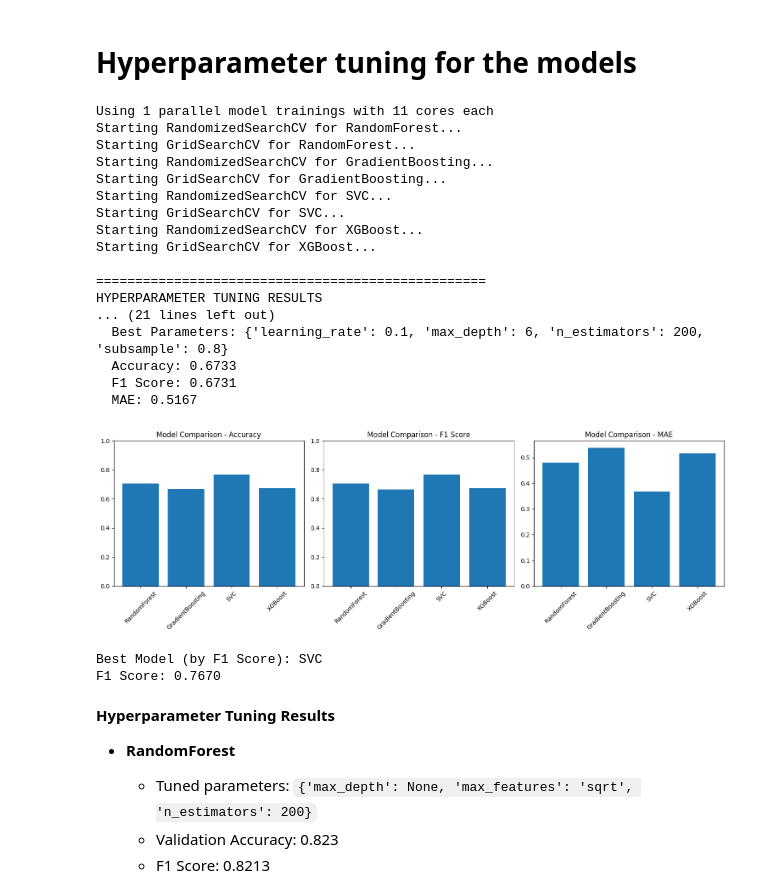
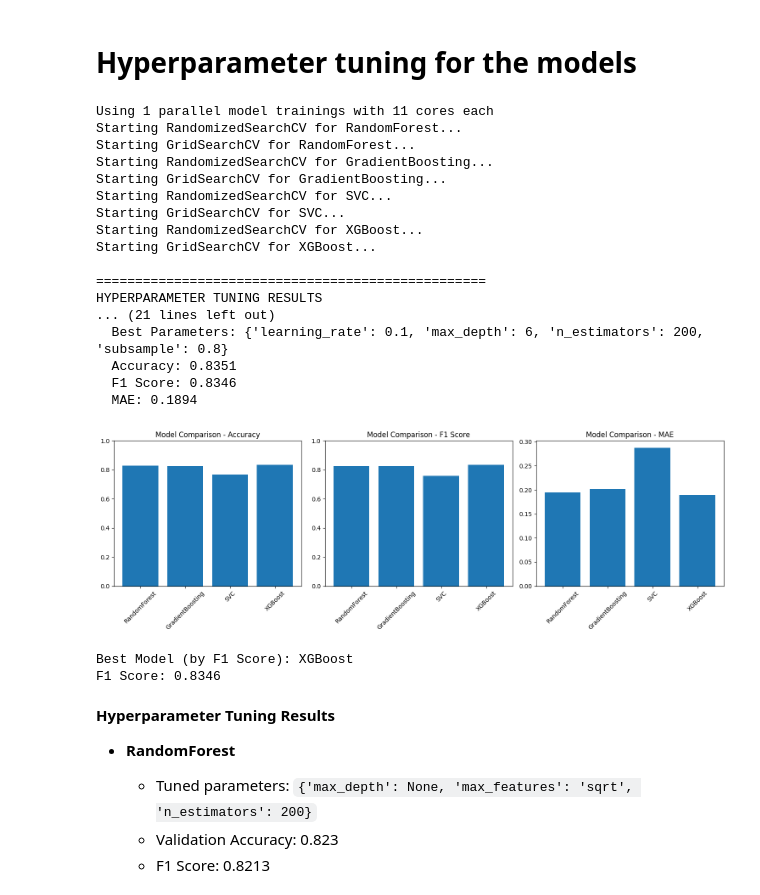
Before and after one commit to Simone-meli25/Credit_Score_Classification, a Jupyter notebook: notebooks/new_version.ipynb, the cells around one changed output. Drawn from its saved outputs; the diff is of its cells as text; code cells hidden in the pictures.

Commit message:
custom smote , early stopping, etc

```diff
--- a/notebooks/new_version.ipynb
+++ b/notebooks/new_version.ipynb
@@ -619,7 +619,7 @@ X_train, X_test, y_train, y_test = train_test_split(
 
 # Split the train set into a smaller train and validation sets
 # Here we set aside 25% of the original training data as validation
-X_train_new, X_val, y_train_new, y_val = train_test_split(
+X_train, X_val, y_train, y_val = train_test_split(
     X_train,    # previously scaled training features
     y_train,           # original training labels
     test_size=0.25,    # 25% validation, 75% for new training
@@ -813,0 +1102,16 @@ We confirm that both `y_train_bal` has the 25% proportion for each `Credit_Score
+# %%
+# Apply best parameters and show distribution
+best_smote = CustomSMOTE(
+    minority_ratio=grid_search.best_params_['smote__minority_ratio'],
+    other_minority_multiplier=grid_search.best_params_['smote__other_minority_multiplier'],
+    k_neighbors=grid_search.best_params_['smote__k_neighbors'],
+    random_state=42
+)
+
+regular_smote = SMOTE(random_state=42)
+X_train_best, y_train_best = regular_smote.fit_resample(X_train, y_train)
+
+print("\nOriginal distribution:")
+print(Counter(y_train))
+print("\nResampled distribution with best parameters:")
+print(Counter(y_train_best))
@@ -896,11 +1200,11 @@ MAE: MinMaxScaler (0.72500)
 # Create a scaler instance
 scaler = MinMaxScaler()
 
-# Fit the scaler on the training data and apply the transformation
-X_train_scaled = scaler.fit_transform(X_train)
+# Fit the scaler on the training data and apply the transformation on validation and test sets
+X_train_scaled = scaler.fit_transform(X_train_best)
+X_val_scaled = scaler.transform(X_val)
+X_test_scaled = scaler.transform(X_test)
 
-# Use the same scaler to transform the test data
-X_test_scaled = scaler.transform(X_test)
 
 # Check that each feature in the training set now has mean ~0 and variance ~1
 print("Means of scaled features (≈0):", np.round(X_train_scaled.mean(axis=0), 3))
@@ -973,7 +1289,7 @@ def train_and_evaluate(name, model, X_train, y_train, X_val, y_val):
 
 # Run training in parallel
 results = Parallel(n_jobs=-1)(
-    delayed(train_and_evaluate)(name, model, X_train_new, y_train_new, X_val, y_val)
+    delayed(train_and_evaluate)(name, model, X_train_scaled, y_train_best, X_val_scaled, y_val)
     for name, model in models.items()
 )
 
@@ -1159,7 +1475,7 @@ print(f"Using {n_jobs_outer} parallel model trainings with {n_jobs_inner} cores
 
 # Run model tuning in parallel
 results = Parallel(n_jobs=n_jobs_outer)(
-    delayed(tune_model)(name, base, rand_spaces[name], X_train_new, y_train_new)
+    delayed(tune_model)(name, base, rand_spaces[name], X_train_scaled, y_train_best)
     for name, base in models.items()
 )
 
@@ -1206,39 +1522,39 @@ axes[1].set_title('Model Comparison - F1 Score')
 axes[1].set_ylim(0, 1)
 axes[1].tick_params(axis='x', rotation=45)
 
 # MAE
 axes[2].bar(df_comparison['Model'], df_comparison['MAE'])
 axes[2].set_title('Model Comparison - MAE')
 axes[2].tick_params(axis='x', rotation=45)
 
 plt.tight_layout()
 plt.show()
 
 # Print best overall model
 best_model_by_f1 = max(results, key=lambda x: x['f1'])
 print(f"\nBest Model (by F1 Score): {best_model_by_f1['name']}")
 print(f"F1 Score: {best_model_by_f1['f1']:.4f}")
 # %% [output]
 Using 1 parallel model trainings with 11 cores each
 Starting RandomizedSearchCV for RandomForest...
 Starting GridSearchCV for RandomForest...
 Starting RandomizedSearchCV for GradientBoosting...
 Starting GridSearchCV for GradientBoosting...
 Starting RandomizedSearchCV for SVC...
 Starting GridSearchCV for SVC...
 Starting RandomizedSearchCV for XGBoost...
 Starting GridSearchCV for XGBoost...
 
 ==================================================
 HYPERPARAMETER TUNING RESULTS
 ... (21 lines left out)
   Best Parameters: {'learning_rate': 0.1, 'max_depth': 6, 'n_estimators': 200, 'subsample': 0.8}
-  Accuracy: 0.6733
-  F1 Score: 0.6731
-  MAE: 0.5167
+  Accuracy: 0.8351
+  F1 Score: 0.8346
+  MAE: 0.1894
-[figure, old version]
+[figure, new version]
-Best Model (by F1 Score): SVC
-F1 Score: 0.7670
+Best Model (by F1 Score): XGBoost
+F1 Score: 0.8346
 # %% [markdown]
 **Hyperparameter Tuning Results**
 
```
Also changed, not shown: parts of 31 cells of this notebook, 1 other file.
